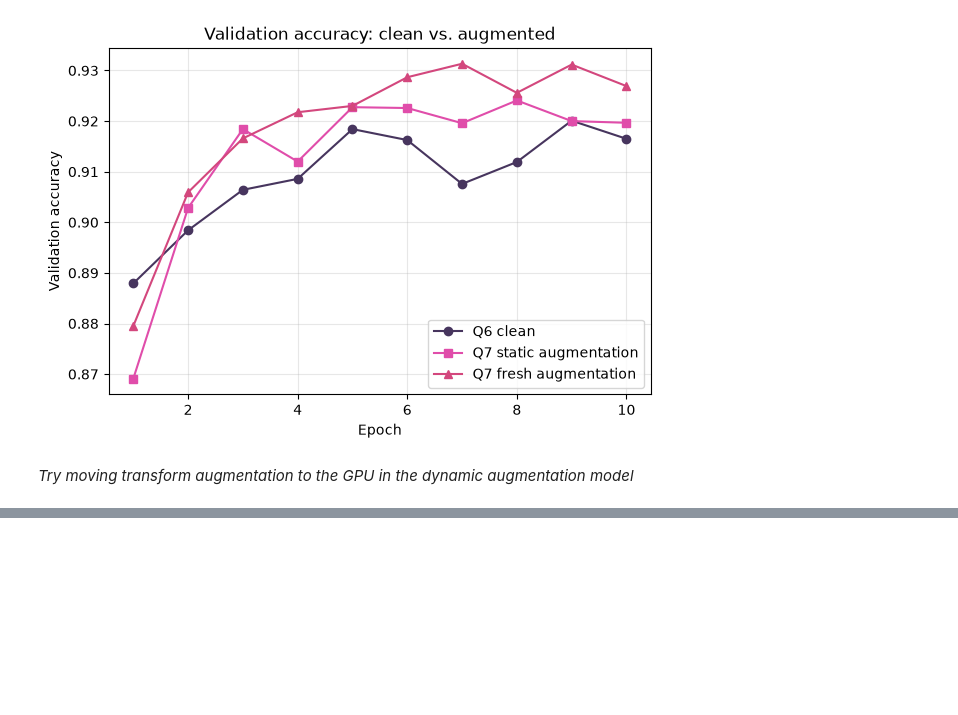
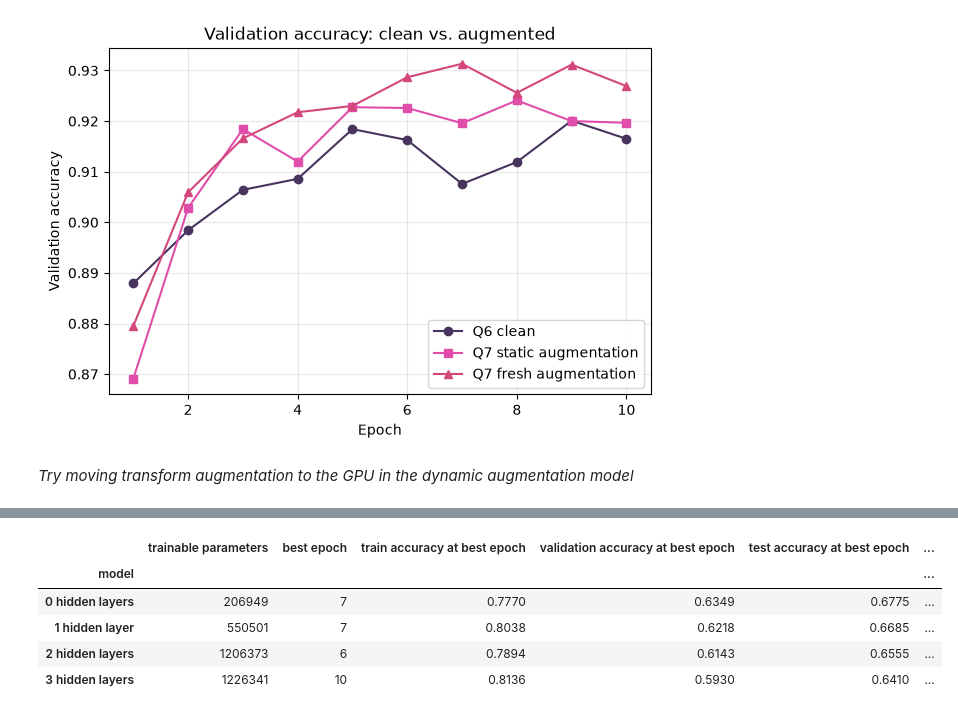
Before and after one commit to jademola/ImageClassificationMLP, a Jupyter notebook: A3_Q5_7.ipynb, the cells around one changed output, grey strips where cells are left out. Drawn from its saved outputs; the diff is of its cells as text; code cells hidden in the pictures; blank space fills up the shorter version.

Commit message:
Add q8-q9, with short text on preprocessing and choice of dataset

```diff
--- a/A3_Q5_7.ipynb
+++ b/A3_Q5_7.ipynb
@@ -1897,0 +2076,82 @@ plt.show()
+# %%
+# Food101 input for the existing ResNet feature and head-training functions.
+food101_train_transform = transforms.Compose([
+    transforms.Resize((image_size, image_size)),
+    transforms.RandomHorizontalFlip(),
+    transforms.RandomRotation(10),
+    transforms.ColorJitter(brightness=0.2, contrast=0.2),
+    transforms.ToTensor(),
+    transforms.Normalize(mean=weights.transforms().mean, std=weights.transforms().std),
+])
+food101_eval_transform = transforms.Compose([
+    transforms.Resize((image_size, image_size)),
+    transforms.ToTensor(),
+    transforms.Normalize(mean=weights.transforms().mean, std=weights.transforms().std),
+])
+
+food101_train_dataset = datasets.Food101(root='./data', split='train', download=True, transform=food101_train_transform)
+food101_train_eval_dataset = datasets.Food101(root='./data', split='train', download=True, transform=food101_eval_transform)
+food101_test_dataset = datasets.Food101(root='./data', split='test', download=True, transform=food101_eval_transform)
+
+food101_generator = torch.Generator().manual_seed(2026)
+food101_indices = torch.randperm(len(food101_train_dataset), generator=food101_generator).tolist()
+food101_train_size = int(0.8 * len(food101_indices))
+food101_train_indices = food101_indices[:food101_train_size]
+food101_val_indices = food101_indices[food101_train_size:]
+
+feature_train_loader = DataLoader(
+    TensorDataset(*extract_resnet_features(
+        resnet_backbone,
+        DataLoader(Subset(food101_train_dataset, food101_train_indices), batch_size=batch_size_resnet, shuffle=False, num_workers=0),
+    )),
+    batch_size=batch_size_resnet,
+    shuffle=True,
+)
+feature_val_loader = DataLoader(
+    TensorDataset(*extract_resnet_features(
+        resnet_backbone,
+        DataLoader(Subset(food101_train_eval_dataset, food101_val_indices), batch_size=batch_size_resnet, shuffle=False, num_workers=0),
+    )),
+    batch_size=batch_size_resnet,
+    shuffle=False,
+)
+feature_test_loader = DataLoader(
+    TensorDataset(*extract_resnet_features(
+        resnet_backbone,
+        DataLoader(food101_test_dataset, batch_size=batch_size_resnet, shuffle=False, num_workers=0),
+    )),
+    batch_size=batch_size_resnet,
+    shuffle=False,
+)
+
+# The existing training/evaluation functions are reused; Food101 needs 101 logits.
+def make_resnet_head(hidden_units):
+    layers = []
+    input_dim = 2048
+    for units in hidden_units:
+        layers.extend([nn.Linear(input_dim, units), nn.ReLU(), nn.Dropout(0.3)])
+        input_dim = units
+    layers.append(nn.Linear(input_dim, 101))
+    return nn.Sequential(*layers).to(device)
+
+food101_resnet_histories = {}
+food101_resnet_rows = []
+for name, hidden_units in head_configs.items():
+    torch.manual_seed(2026)
+    model_head, history_food101 = train_resnet_head(hidden_units)
+    food101_resnet_histories[name] = history_food101
+    best_epoch = int(np.argmax(history_food101['val_acc']))
+    food101_resnet_rows.append({
+        'model': name,
+        'trainable parameters': sum(parameter.numel() for parameter in model_head.parameters()),
+        'train accuracy at best epoch': history_food101['train_acc'][best_epoch],
+        'validation accuracy at best epoch': history_food101['val_acc'][best_epoch],
+        'test accuracy at best epoch': history_food101['test_acc'][best_epoch],
+        'mean epoch time (s)': history_food101['mean_epoch_time'],
+    })
+
+food101_resnet_results = pd.DataFrame(food101_resnet_rows).sort_values(
+    'validation accuracy at best epoch', ascending=False
+).set_index('model')
+food101_resnet_results.round(4)
+# %% [output]
@@ -1897,0 +2176,6 @@ plt.show()
+|  | trainable parameters | best epoch | train accuracy at best epoch | validation accuracy at best epoch | test accuracy at best epoch | ... |
+| model |  |  |  |  |  | ... |
+| 0 hidden layers | 206949 | 7 | 0.7770 | 0.6349 | 0.6775 | ... |
+| 1 hidden layer | 550501 | 7 | 0.8038 | 0.6218 | 0.6685 | ... |
+| 2 hidden layers | 1206373 | 6 | 0.7894 | 0.6143 | 0.6555 | ... |
+| 3 hidden layers | 1226341 | 10 | 0.8136 | 0.5930 | 0.6410 | ... |
```
Also changed, not shown: parts of 8 cells of this notebook.
